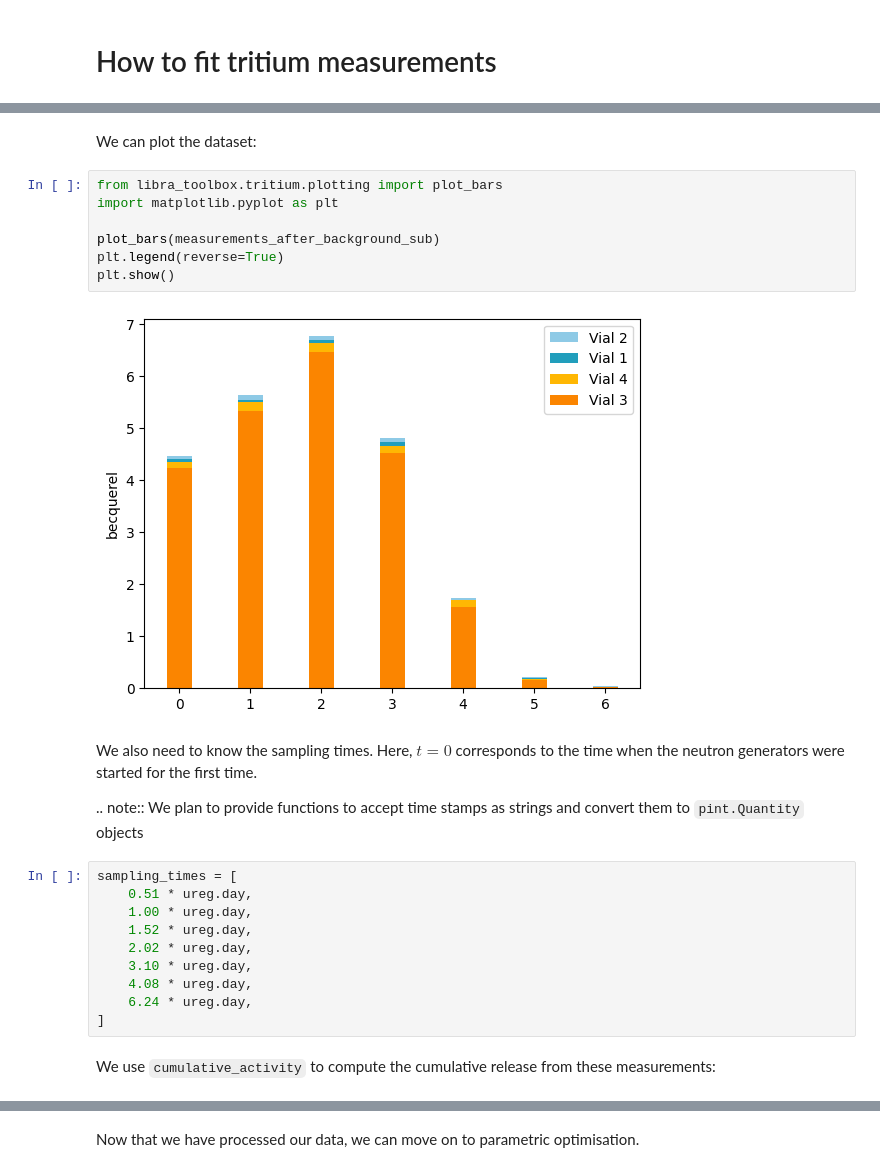
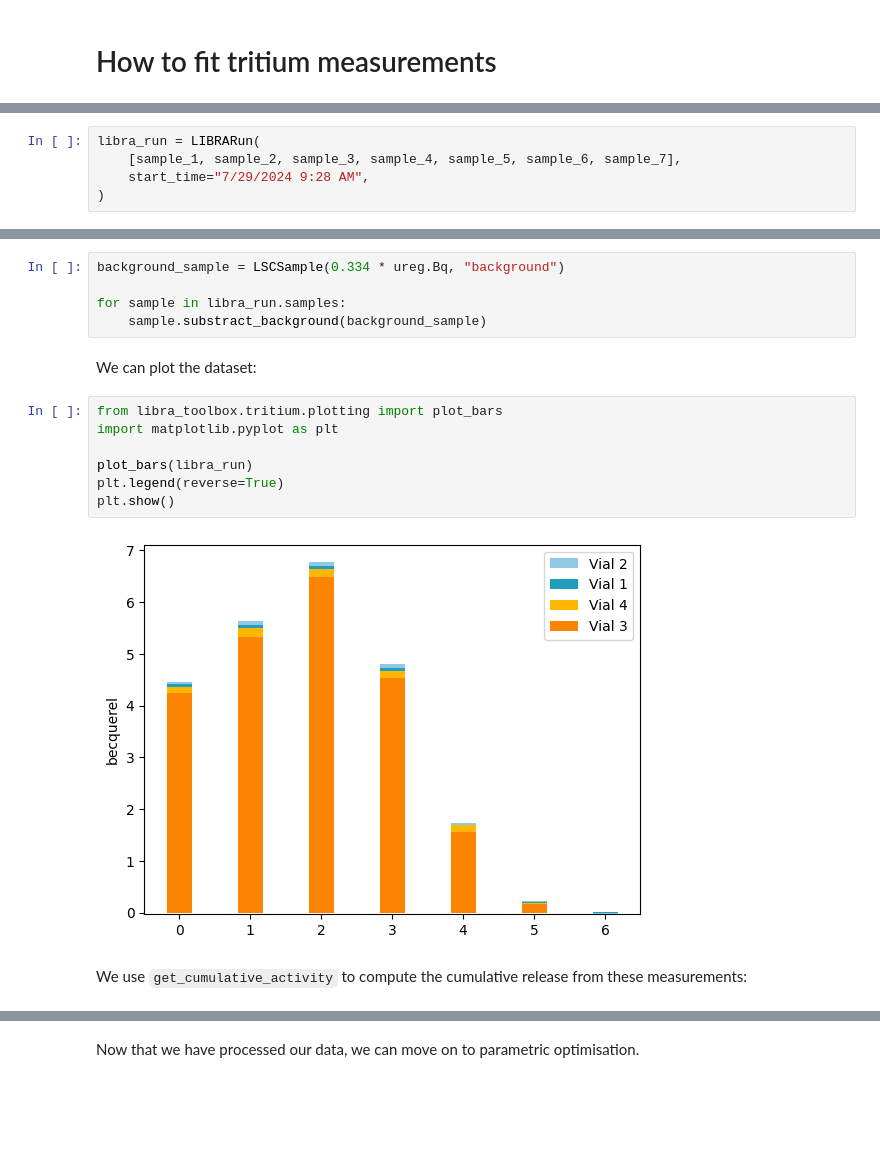
Before and after one commit to davidepettinari/libra-toolbox, a Jupyter notebook: docs/examples/fit_tritium_release.ipynb, the cells around one changed output, grey strips where cells are left out. Drawn from its saved outputs; the diff is of its cells as text; blank space fills up the shorter version.

```diff
--- a/docs/examples/fit_tritium_release.ipynb
+++ b/docs/examples/fit_tritium_release.ipynb
@@ -69,0 +87,5 @@ measurements_after_background_sub = substract_background_from_measurements(
+# %%
+libra_run = LIBRARun(
+    [sample_1, sample_2, sample_3, sample_4, sample_5, sample_6, sample_7],
+    start_time="7/29/2024 9:28 AM",
+)
@@ -70,28 +98,18 @@ measurements_after_background_sub = substract_background_from_measurements(
+# %%
+background_sample = LSCSample(0.334 * ureg.Bq, "background")
+
+for sample in libra_run.samples:
+    sample.substract_background(background_sample)
 # %% [markdown]
 We can plot the dataset:
 # %%
 from libra_toolbox.tritium.plotting import plot_bars
 import matplotlib.pyplot as plt
 
-plot_bars(measurements_after_background_sub)
+plot_bars(libra_run)
 plt.legend(reverse=True)
 plt.show()
 # %% [output]
-[figure, old version]
+[figure, new version]
-# %% [markdown]
-We also need to know the sampling times. Here, $t=0$ corresponds to the time when the neutron generators were started for the first time.
-
-.. note::
-    We plan to provide functions to accept time stamps as strings and convert them to `pint.Quantity` objects
-# %%
-sampling_times = [
-    0.51 * ureg.day,
-    1.00 * ureg.day,
-    1.52 * ureg.day,
-    2.02 * ureg.day,
-    3.10 * ureg.day,
-    4.08 * ureg.day,
-    6.24 * ureg.day,
-]
 # %% [markdown]
-We use `cumulative_activity` to compute the cumulative release from these measurements:
+We use `get_cumulative_activity` to compute the cumulative release from these measurements:
```
Also changed, not shown: parts of 13 cells of this notebook.
